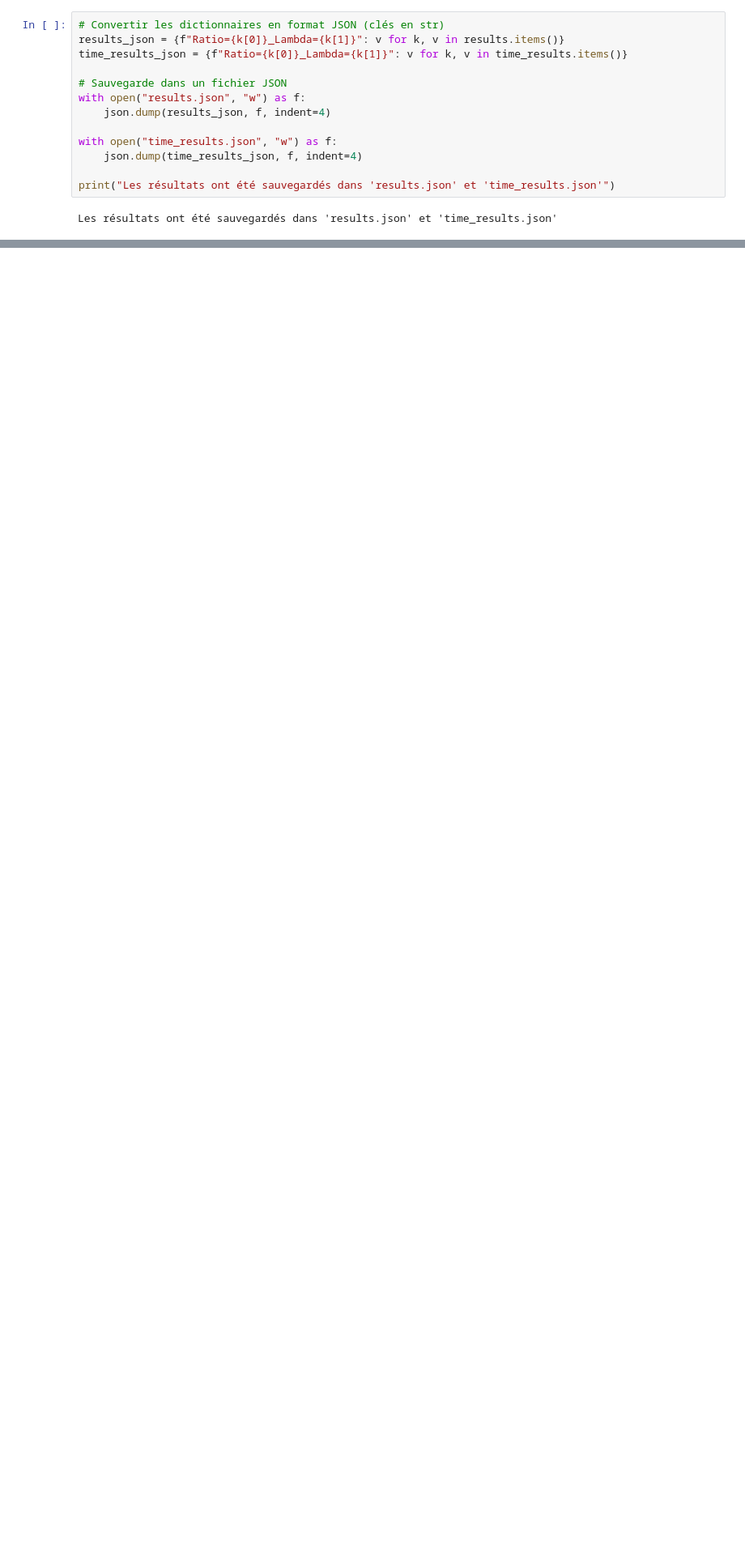
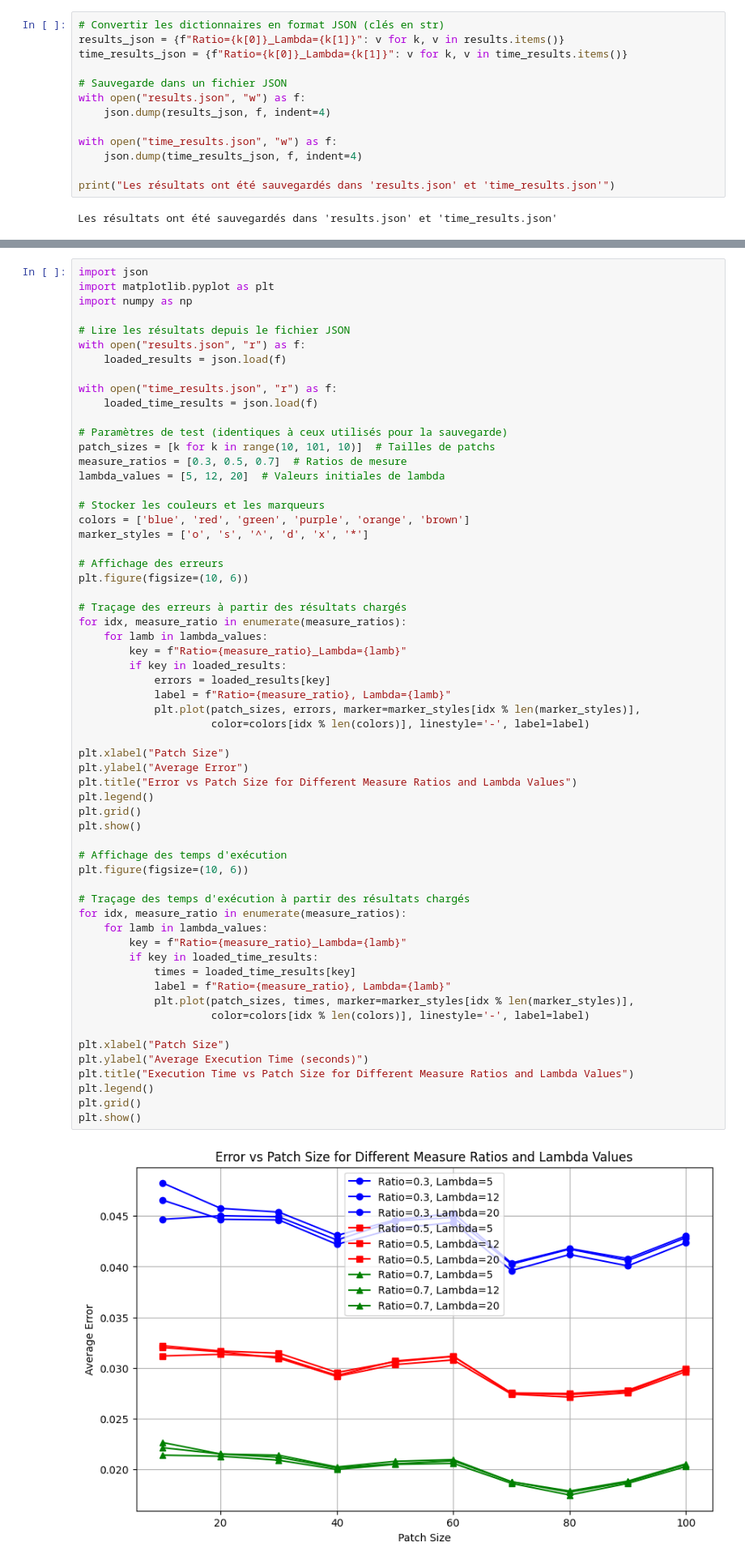
Before and after one commit to maul0803/Traitement_des_images, a Jupyter notebook: project.ipynb, the cells around one changed output, grey strips where cells are left out. Shown at 81% size. Saved outputs shown, nothing was run; the diff lists cells and outputs as text; blank space fills up the shorter version.

```diff
--- a/project.ipynb
+++ b/project.ipynb
@@ -449,0 +442,62 @@ print(loaded_results)
+# %%
+import json
+import matplotlib.pyplot as plt
+import numpy as np
+
+# Lire les résultats depuis le fichier JSON
+with open("results.json", "r") as f:
+    loaded_results = json.load(f)
+
+with open("time_results.json", "r") as f:
+    loaded_time_results = json.load(f)
+
+# Paramètres de test (identiques à ceux utilisés pour la sauvegarde)
+patch_sizes = [k for k in range(10, 101, 10)]  # Tailles de patchs
+measure_ratios = [0.3, 0.5, 0.7]  # Ratios de mesure
+lambda_values = [5, 12, 20]  # Valeurs initiales de lambda
+
+# Stocker les couleurs et les marqueurs
+colors = ['blue', 'red', 'green', 'purple', 'orange', 'brown']
+marker_styles = ['o', 's', '^', 'd', 'x', '*']
+
+# Affichage des erreurs
+plt.figure(figsize=(10, 6))
+
+# Traçage des erreurs à partir des résultats chargés
+for idx, measure_ratio in enumerate(measure_ratios):
+    for lamb in lambda_values:
+        key = f"Ratio={measure_ratio}_Lambda={lamb}"
+        if key in loaded_results:
+            errors = loaded_results[key]
+            label = f"Ratio={measure_ratio}, Lambda={lamb}"
+            plt.plot(patch_sizes, errors, marker=marker_styles[idx % len(marker_styles)],
+                     color=colors[idx % len(colors)], linestyle='-', label=label)
+
+plt.xlabel("Patch Size")
+plt.ylabel("Average Error")
+plt.title("Error vs Patch Size for Different Measure Ratios and Lambda Values")
+plt.legend()
+plt.grid()
+plt.show()
+
+# Affichage des temps d'exécution
+plt.figure(figsize=(10, 6))
+
+# Traçage des temps d'exécution à partir des résultats chargés
+for idx, measure_ratio in enumerate(measure_ratios):
+    for lamb in lambda_values:
+        key = f"Ratio={measure_ratio}_Lambda={lamb}"
+        if key in loaded_time_results:
+            times = loaded_time_results[key]
+            label = f"Ratio={measure_ratio}, Lambda={lamb}"
+            plt.plot(patch_sizes, times, marker=marker_styles[idx % len(marker_styles)],
+                     color=colors[idx % len(colors)], linestyle='-', label=label)
+
+plt.xlabel("Patch Size")
+plt.ylabel("Average Execution Time (seconds)")
+plt.title("Execution Time vs Patch Size for Different Measure Ratios and Lambda Values")
+plt.legend()
+plt.grid()
+plt.show()
+# %% [output]
+[figure, added]
```
Also changed, not shown: parts of 3 cells of this notebook, 1 other file.
